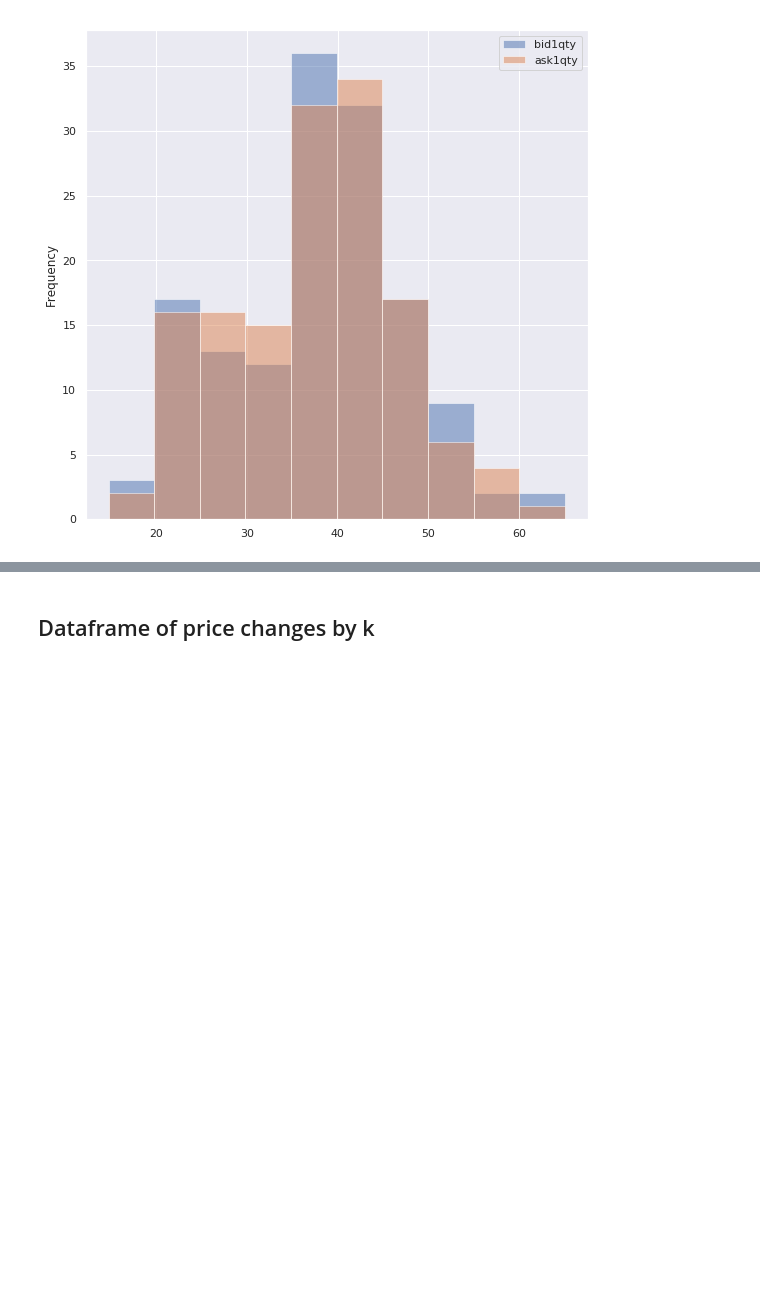
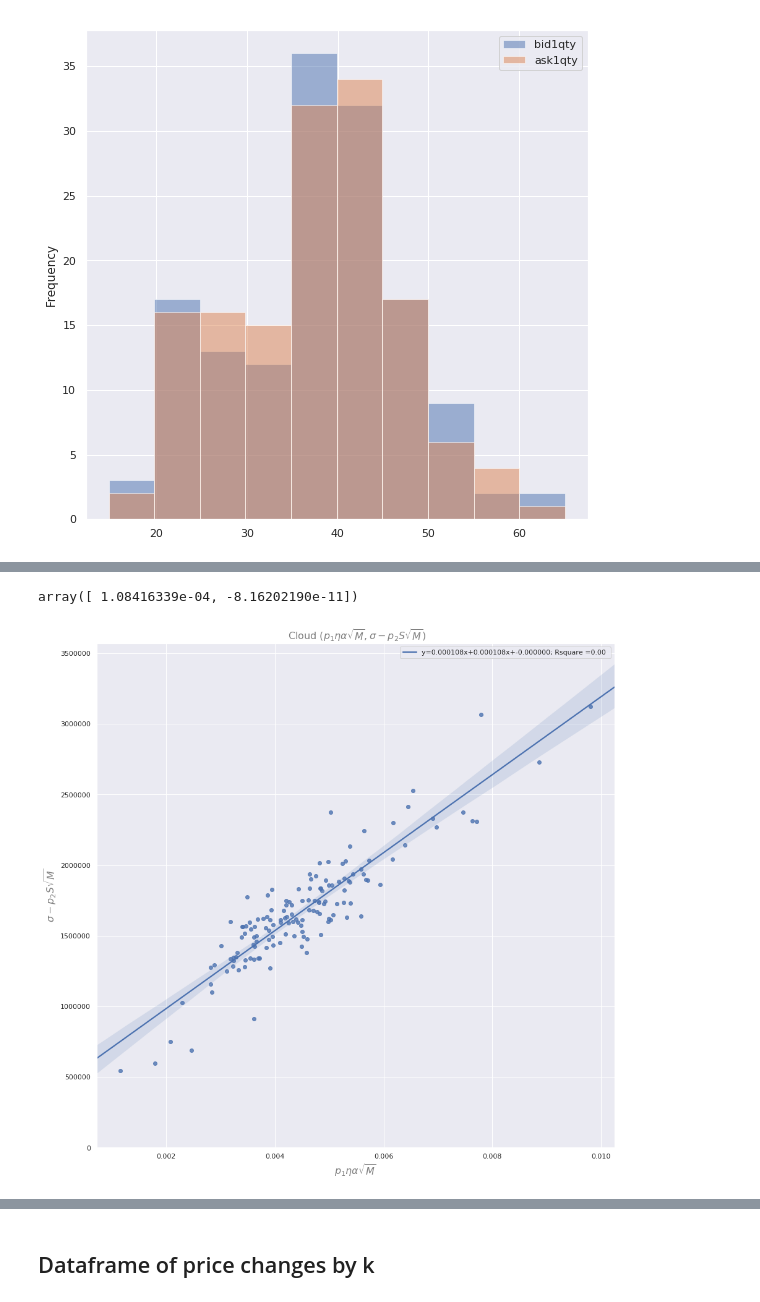
Before and after one commit to fagan2888/UZStats, a Jupyter notebook: CME_Tick_Changes.ipynb, the cells around one changed output, grey strips where cells are left out. Drawn from its saved outputs; the diff is of its cells as text; code cells hidden in the pictures; blank space fills up the shorter version.

```diff
--- a/CME_Tick_Changes.ipynb
+++ b/CME_Tick_Changes.ipynb
@@ -301,0 +328,35 @@ DF_STATS_EUR['IndVariable2'] =  DF_STATS_EUR['spot_avg']*np.sqrt(DF_STATS_EUR['M
+# %%
+DF_STATS_EUR['IndVariable2'] =  DF_STATS_EUR['spot_avg']*np.sqrt(DF_STATS_EUR['M'])
+#slope, intercept, r_value, p_value, std_err = stats.linregress(DF_STATS_EUR[['IndVariable1','IndVariable2'],DF_STATS_EUR['rvxe']])
+
+from sklearn import linear_model
+reg = linear_model.LinearRegression()
+reg.fit(DF_STATS_EUR[['IndVariable1','IndVariable2']],DF_STATS_EUR['rvxe'])
+#reg.coef_
+rsquare = reg.score(DF_STATS_EUR[['IndVariable1','IndVariable2']],DF_STATS_EUR['rvxe'] )
+Cloud = pd.DataFrame()
+Cloud['Y'] =  DF_STATS_EUR['rvxe'] - reg.coef_[1] + DF_STATS_EUR['spot_avg'] *np.sqrt(DF_STATS_EUR['M'])
+Cloud['X'] = reg.coef_[0]* DF_STATS_EUR['Tick']* DF_STATS_EUR['eta1']*np.sqrt(DF_STATS_EUR['M'])
+reg.coef_
+# %% [output]
+array([ 1.08416339e-04, -8.16202190e-11])
+# %%
+sns.set(style="darkgrid")
+plt.figure(1, figsize=(15, 15))
+# DF_STATS_EUR.plot(figsize=(9,9), y = 'rvxe', x = 'IndVariable1', grid= True, kind = 'scatter', ylim = [0,0.01]);
+ax = sns.regplot(x="X", y="Y", data=Cloud,
+ line_kws={'label':"y={0:.6f}x+{0:.6f}x+{1:.6f}; Rsquare ={0:.2f} ".format(reg.coef_[0], reg.coef_[1],intercept, rsquare)})
+plt.title(r" Cloud ("
+          r"$p_1\eta\alpha\sqrt{M}, \sigma - p_2S\sqrt{M})$",
+          fontsize=16, color='gray')
+plt.xlabel(r"$p_1\eta\alpha\sqrt{M}$",
+          fontsize=16, color='gray')
+plt.ylabel(r"$\sigma - p_2S\sqrt{M}$",
+          fontsize=16, color='gray')
+
+ax.legend()
+
+plt.ylim(0, )
+plt.show()
+# %% [output]
+[figure, added]
```
Also changed, not shown: parts of 14 cells of this notebook.
